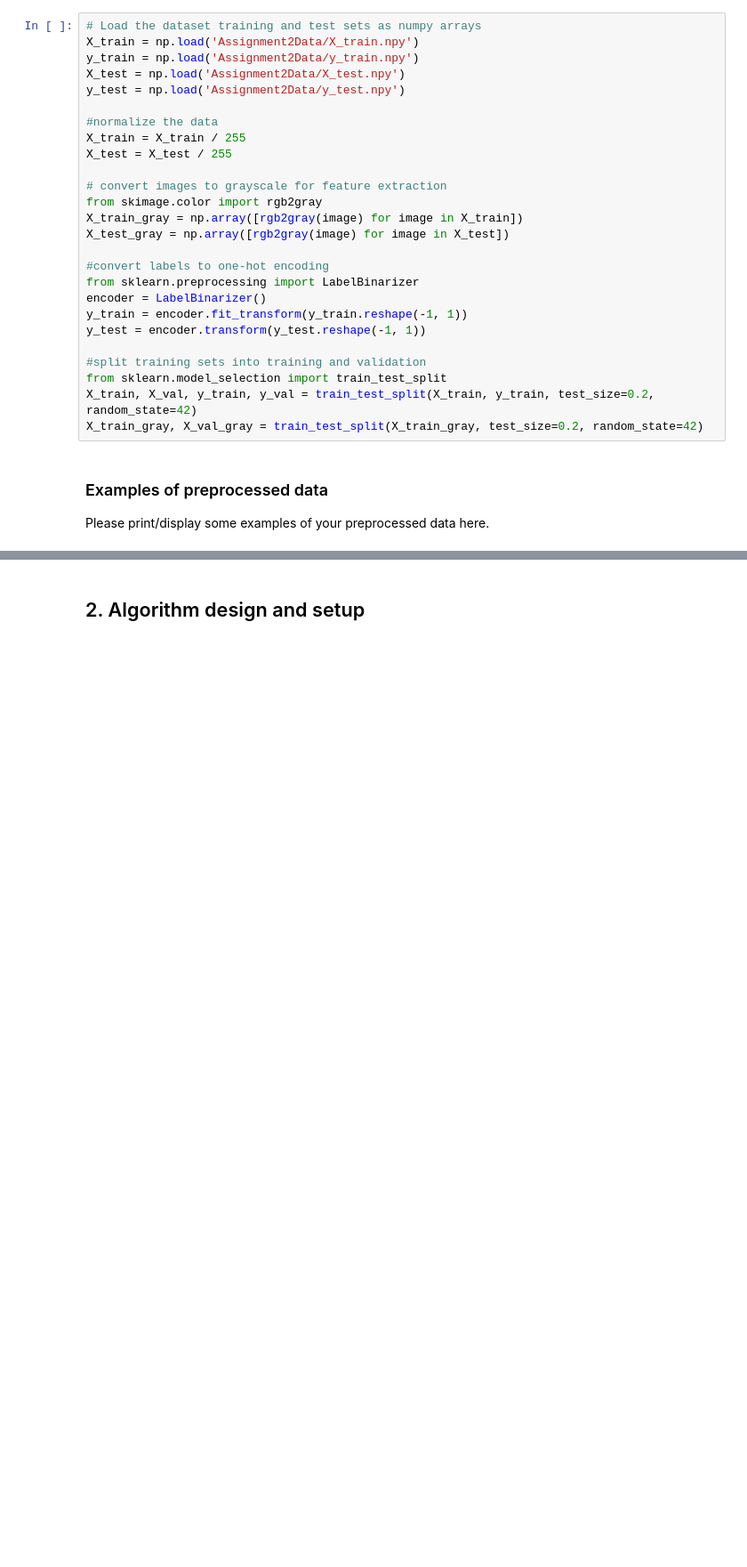
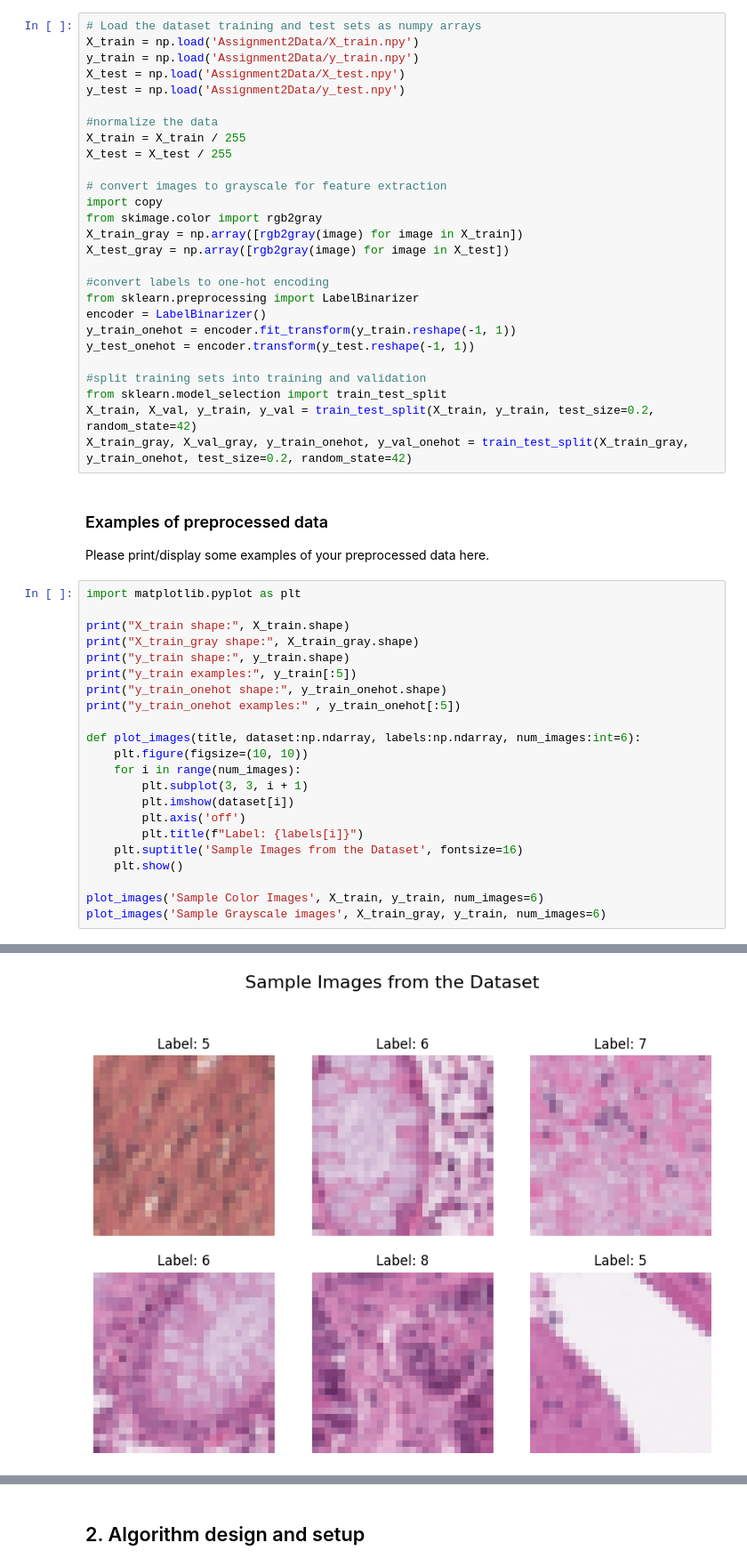
Before and after one commit to alexauren/comp5318, a Jupyter notebook: assignment-2/COMP5318-assignment2-template-notebook.ipynb, the cells around one changed output, grey strips where cells are left out. Shown at 89% size. Cells and saved outputs as stored; diff of their text form; blank space fills up the shorter version.

Commit message:
Print and plot dataset examples

```diff
--- a/assignment-2/COMP5318-assignment2-template-notebook.ipynb
+++ b/assignment-2/COMP5318-assignment2-template-notebook.ipynb
@@ -27,6 +27,7 @@ X_train = X_train / 255
 X_test = X_test / 255
 
 # convert images to grayscale for feature extraction
+import copy
 from skimage.color import rgb2gray
 X_train_gray = np.array([rgb2gray(image) for image in X_train])
 X_test_gray = np.array([rgb2gray(image) for image in X_test])
@@ -34,13 +35,36 @@ X_test_gray = np.array([rgb2gray(image) for image in X_test])
 #convert labels to one-hot encoding
 from sklearn.preprocessing import LabelBinarizer
 encoder = LabelBinarizer()
-y_train = encoder.fit_transform(y_train.reshape(-1, 1))
-y_test = encoder.transform(y_test.reshape(-1, 1))
+y_train_onehot = encoder.fit_transform(y_train.reshape(-1, 1))
+y_test_onehot = encoder.transform(y_test.reshape(-1, 1))
 
 #split training sets into training and validation
 from sklearn.model_selection import train_test_split
 X_train, X_val, y_train, y_val = train_test_split(X_train, y_train, test_size=0.2, random_state=42)
-X_train_gray, X_val_gray = train_test_split(X_train_gray, test_size=0.2, random_state=42)
+X_train_gray, X_val_gray, y_train_onehot, y_val_onehot = train_test_split(X_train_gray, y_train_onehot, test_size=0.2, random_state=42)
 # %% [markdown]
 ### Examples of preprocessed data
 Please print/display some examples of your preprocessed data here.
+# %%
+import matplotlib.pyplot as plt
+
+print("X_train shape:", X_train.shape)
+print("X_train_gray shape:", X_train_gray.shape)
+print("y_train shape:", y_train.shape)
+print("y_train examples:", y_train[:5])
+print("y_train_onehot shape:", y_train_onehot.shape)
+print("y_train_onehot examples:" , y_train_onehot[:5])
+
+def plot_images(title, dataset:np.ndarray, labels:np.ndarray, num_images:int=6):
+    plt.figure(figsize=(10, 10))
+    for i in range(num_images):
+        plt.subplot(3, 3, i + 1)
+        plt.imshow(dataset[i])
+        plt.axis('off')
+        plt.title(f"Label: {labels[i]}")
+    plt.suptitle('Sample Images from the Dataset', fontsize=16)
+    plt.show()
+
+plot_images('Sample Color Images', X_train, y_train, num_images=6)
+plot_images('Sample Grayscale images', X_train_gray, y_train, num_images=6)
+# %% [output]
@@ -46,0 +81 @@ Please print/display some examples of your preprocessed data here.
+[figure, added]
```
Also changed, not shown: parts of 1 cell of this notebook.
